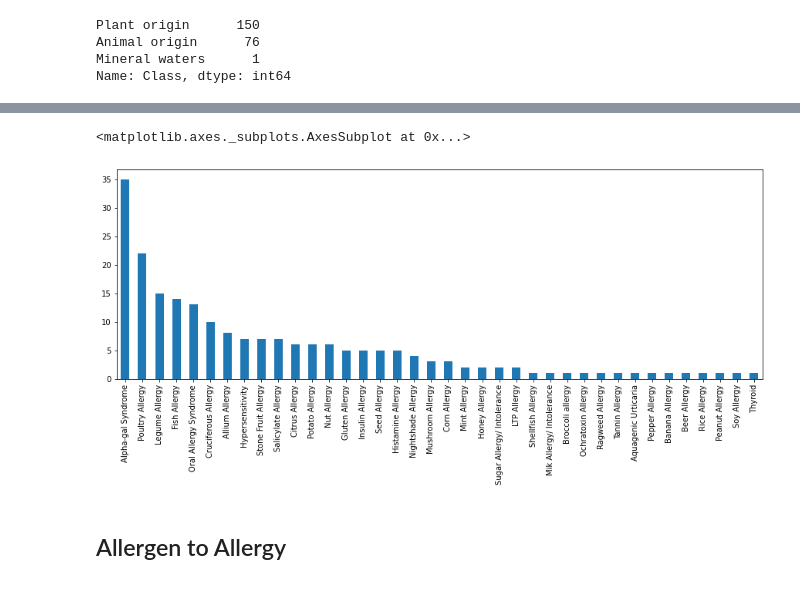
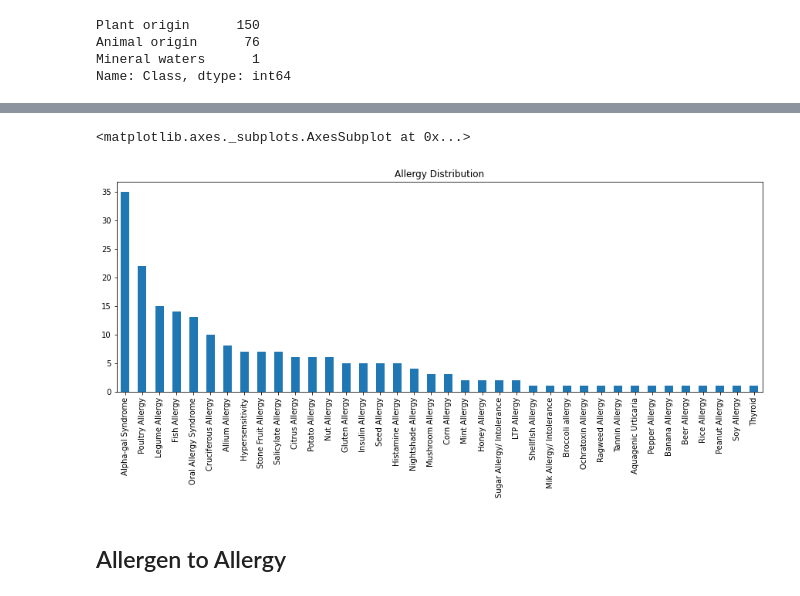
Before and after one commit to ishiimehta/Palatio, a Jupyter notebook: Test.ipynb, the cells around one changed output, grey strips where cells are left out. Cells and saved outputs as stored; diff of their text form; code cells hidden in the pictures.

```diff
--- a/Test.ipynb
+++ b/Test.ipynb
@@ -125,6 +96,6 @@ Thyroid                        1
 Name: Allergy, dtype: int64
 # %%
-dataset['Allergy'].value_counts().plot(kind = 'bar', figsize = (15, 5))
+dataset['Allergy'].value_counts().plot(kind = 'bar', figsize = (15, 5), title = 'Allergy Distribution')
 # %% [output]
 <matplotlib.axes._subplots.AxesSubplot at 0x...>
-[figure, old version]
+[figure, new version]
```
Also changed, not shown: parts of 11 cells of this notebook.
